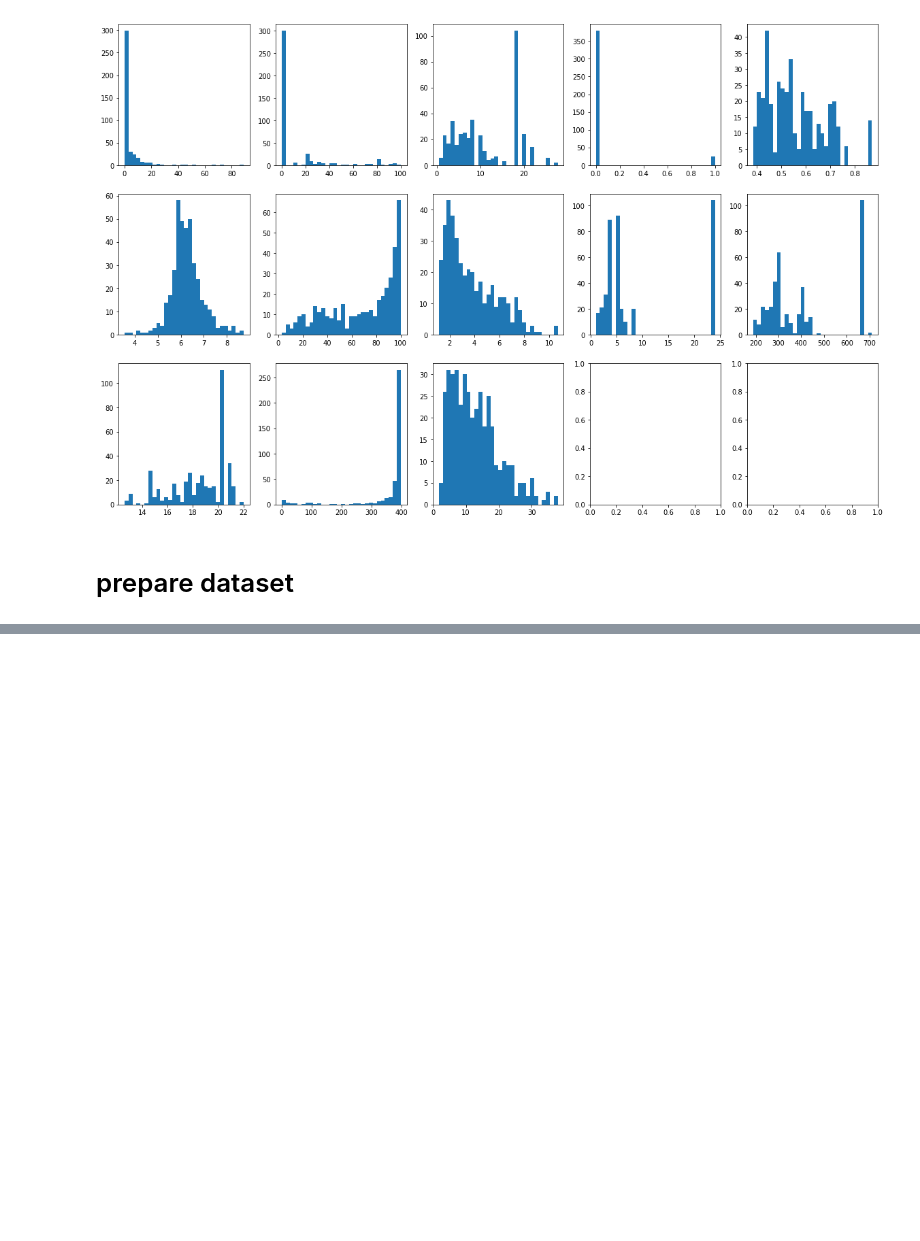
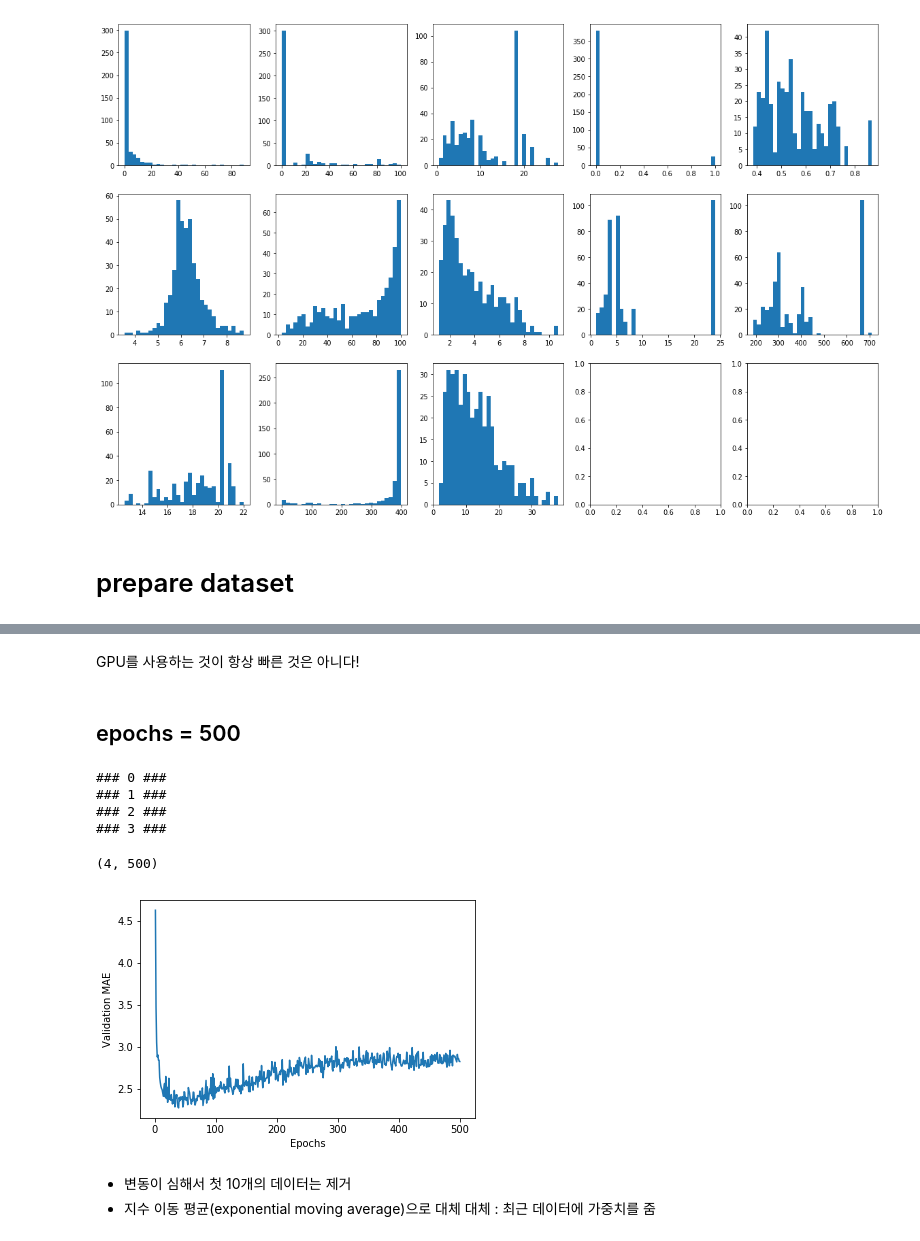
Before and after one commit to miniii222/Keras_Deeplearning, a Jupyter notebook: CH3.Getting_Started/CH3-4.house_price_regression_ex.ipynb, the cells around one changed output, grey strips where cells are left out. Drawn from its saved outputs; the diff is of its cells as text; code cells hidden in the pictures; blank space fills up the shorter version.

```diff
--- a/CH3.Getting_Started/CH3-4.house_price_regression_ex.ipynb
+++ b/CH3.Getting_Started/CH3-4.house_price_regression_ex.ipynb
@@ -73,7 +72,6 @@ def build_model() :
     model = models.Sequential()
     model.add(layers.Dense(64, activation = 'relu', input_shape = (train_data.shape[1], )))
     model.add(layers.Dense(64, activation = 'relu'))
-    model.add(layers.Dense(1)) #no activation fucntion
-    model.compile(optimizer = 'rmsprpop', loss = 'mse', metrics = ['mae'])
+    model.add(layers.Dense(1)) #no activation fucntion|
 
     return model
@@ -79,0 +239,49 @@ def build_model() :
+# %% [markdown]
+GPU를 사용하는 것이 항상 빠른 것은 아니다!
+# %% [markdown]
+## epochs = 500
+# %%
+num_epochs = 500
+all_mae_history = []
+
+for i in range(k) :
+    print('###',i,'###')
+    val_data = train_data[i * num_val_samples : (i+1) * num_val_samples]
+    val_targets = train_target[i * num_val_samples : (i+1) * num_val_samples]
+
+    partial_train_data = np.concatenate([train_data[:i * num_val_samples],
+                                        train_data[(i+1) * num_val_samples:]], axis = 0)
+    partial_train_target = np.concatenate([train_target[:i * num_val_samples],
+                                          train_target[(i+1) * num_val_samples:]], axis = 0)
+
+
+    model = build_model()
+    model.compile(optimizer = 'rmsprop', loss = 'mse', metrics = ['mae'])
+
+    history = model.fit(partial_train_data, partial_train_target,
+                        validation_data = (val_data, val_targets),
+                        epochs = num_epochs, batch_size = 1, verbose = 0)
+
+    mae_history = history.history['val_mean_absolute_error']
+    all_mae_history.append(mae_history)
+# %% [output]
+### 0 ###
+### 1 ###
+### 2 ###
+### 3 ###
+# %%
+#4-fold / epochs : 500
+print(np.array(all_mae_history).shape)
+average_mae_history = np.mean(all_mae_history, axis = 0)
+# %% [output]
+(4, 500)
+# %%
+plt.plot(range(1, len(average_mae_history) + 1), average_mae_history)
+plt.xlabel('Epochs')
+plt.ylabel('Validation MAE')
+plt.show()
+# %% [output]
+[figure, added]
+# %% [markdown]
+- 변동이 심해서 첫 10개의 데이터는 제거
+- 지수 이동 평균(exponential moving average)으로 대체 대체 : 최근 데이터에 가중치를 줌
```
Also changed, not shown: parts of 19 cells of this notebook.
